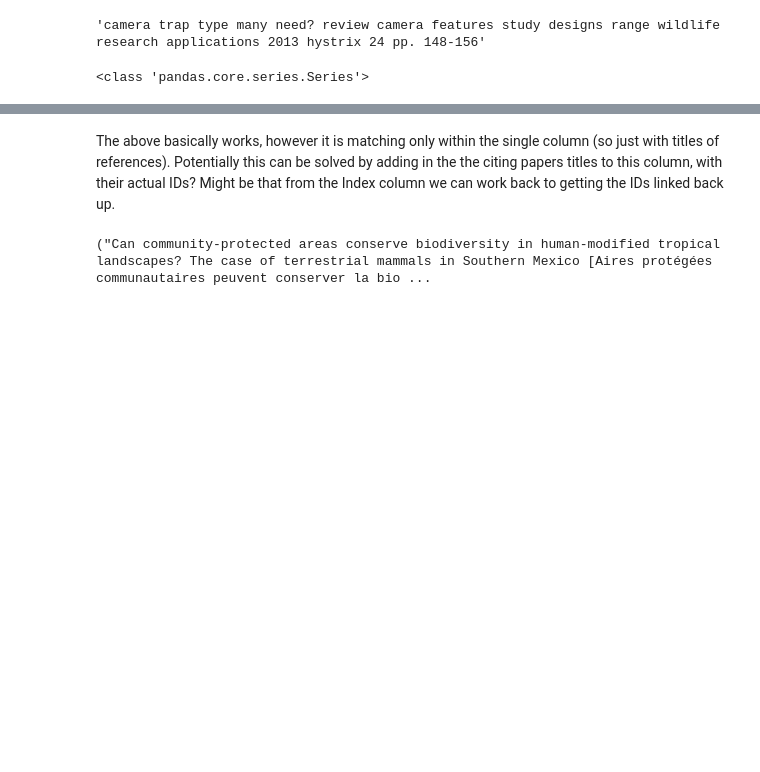
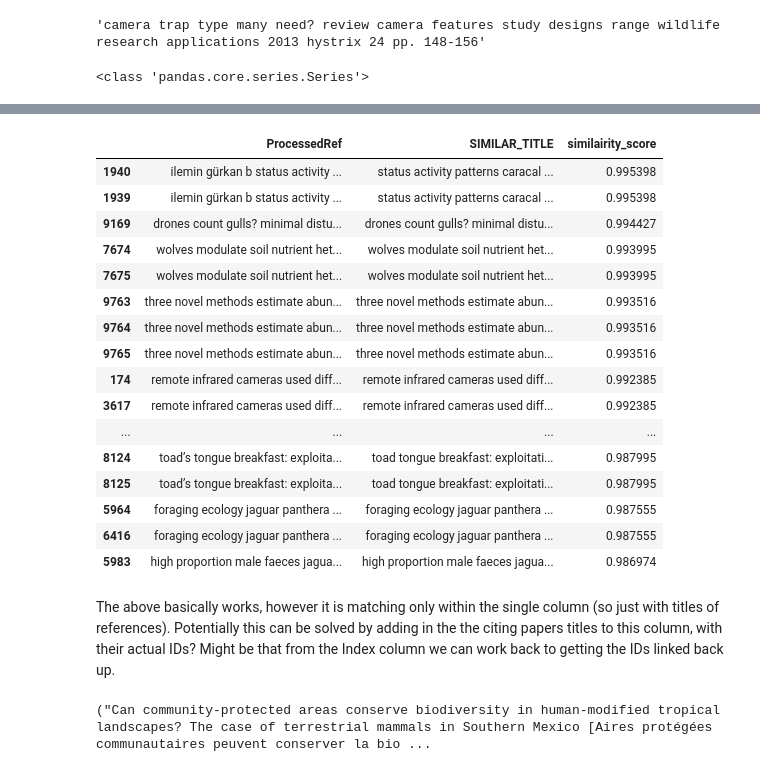
Before and after one commit to JCur96/CT-MLNetworks, a Jupyter notebook: fuzzyDist.ipynb, the cells around one changed output, grey strips where cells are left out. Saved outputs shown, nothing was run; the diff lists cells and outputs as text; code cells hidden in the pictures; blank space fills up the shorter version.

```diff
--- a/fuzzyDist.ipynb
+++ b/fuzzyDist.ipynb
@@ -59,9 +59,9 @@ refsDf.set_axis(['Index', 'ID','Title', 'ref_title'], axis=1)
 | 351102 | 351285 | 6372 | Methods for wildlife monitoring i... | Introducing a central African pri... |
 351103 rows × 4 columns
 # %%
-titlesAndIDs = refsDf[['ID','Title']]
-titlesAndIDs.set_axis(['ID', 'ref_title'], axis=1)
-refsDf = pd.concat([refsDf, titlesAndIDs])
+# titlesAndIDs = refsDf[['ID','Title']]
+# titlesAndIDs.set_axis(['ID', 'ref_title'], axis=1)
+# refsDf = pd.concat([refsDf, titlesAndIDs])
 # %%
 refsDf['ref_title'] = refsDf['ref_title'].astype(str)
 # %%
@@ -240,3 +258,27 @@ KeyError: 702197
+# %%
+# maybe
+matches_df1 = get_matches_df(matches, refsDf['Title'], top=300000)
+matches_df1 = matches_df[matches_df['similairity_score'] > 0.5]
+matches_df1.sample(10)
+matches_df1.sort_values(['similairity_score'], ascending=False).head(30)
+# %% [output]
+|  | ProcessedRef | SIMILAR_TITLE | similairity_score |
+| 1940 | i̇lemin gürkan b status activity ... | status activity patterns caracal ... | 0.995398 |
+| 1939 | i̇lemin gürkan b status activity ... | status activity patterns caracal ... | 0.995398 |
+| 9169 | drones count gulls? minimal distu... | drones count gulls? minimal distu... | 0.994427 |
+| 7674 | wolves modulate soil nutrient het... | wolves modulate soil nutrient het... | 0.993995 |
+| 7675 | wolves modulate soil nutrient het... | wolves modulate soil nutrient het... | 0.993995 |
+| 9763 | three novel methods estimate abun... | three novel methods estimate abun... | 0.993516 |
+| 9764 | three novel methods estimate abun... | three novel methods estimate abun... | 0.993516 |
+| 9765 | three novel methods estimate abun... | three novel methods estimate abun... | 0.993516 |
+| 174 | remote infrared cameras used diff... | remote infrared cameras used diff... | 0.992385 |
+| 3617 | remote infrared cameras used diff... | remote infrared cameras used diff... | 0.992385 |
+| ... | ... | ... | ... |
+| 8124 | toad’s tongue breakfast: exploita... | toad tongue breakfast: exploitati... | 0.987995 |
+| 8125 | toad’s tongue breakfast: exploita... | toad tongue breakfast: exploitati... | 0.987995 |
+| 5964 | foraging ecology jaguar panthera ... | foraging ecology jaguar panthera ... | 0.987555 |
+| 6416 | foraging ecology jaguar panthera ... | foraging ecology jaguar panthera ... | 0.987555 |
+| 5983 | high proportion male faeces jagua... | high proportion male faeces jagua... | 0.986974 |
 # %%
 # matches_df = pd.DataFrame()
 # matches_df = get_matches_df(matches, refsDf['CitingTitle'], top=10000)
```
Also changed, not shown: parts of 3 cells of this notebook.
